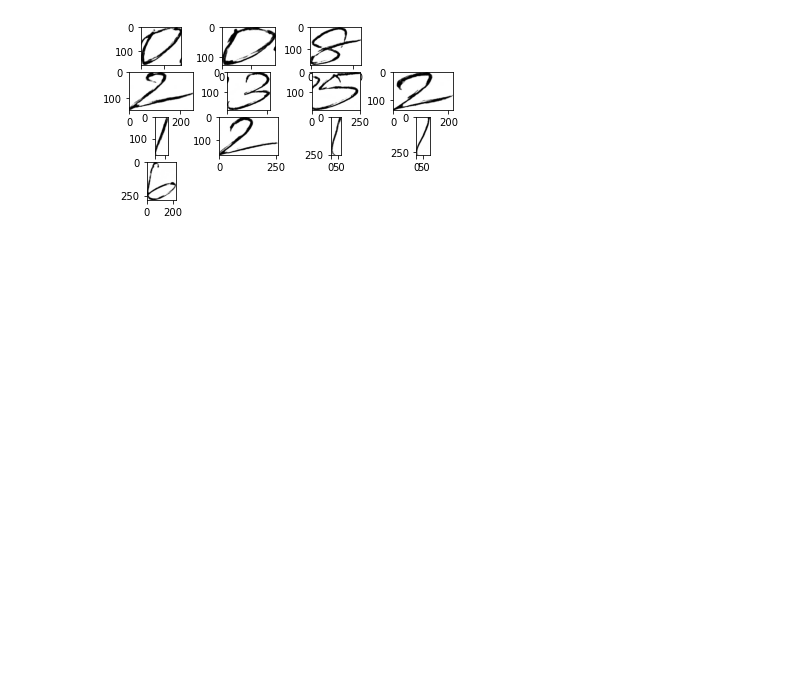
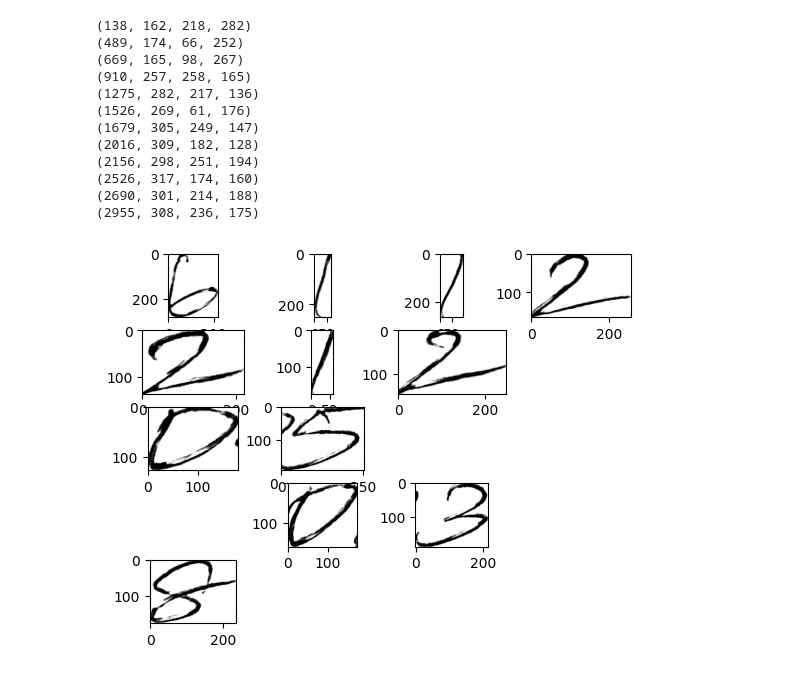
Before and after one commit to mohammedabdulla-github/marksheet_recognition, a Jupyter notebook: contour_test.ipynb, the cells around one changed output. Cells and saved outputs as stored; diff of their text form; code cells hidden in the pictures; blank space fills up the shorter version.

Commit message:
contour detection

```diff
--- a/contour_test.ipynb
+++ b/contour_test.ipynb
@@ -42,35 +42,50 @@ cv2.imshow("Current Crop", img_morphex)
 cv2.waitKey(0)
 cv2.destroyAllWindows()
 # %%
-for _, c in enumerate(contours):
-
+i=0
+contours = sorted(contours, key=lambda x: cv2.boundingRect(x)[0])
+for  _,c in enumerate(contours):
     boundRect = cv2.boundingRect(c)
-
-    # Get the bounding rectangle data:
+    #Get the bounding rectangle data:
     rectX = boundRect[0]
     rectY = boundRect[1]
     rectWidth = boundRect[2]
     rectHeight = boundRect[3]
 
+
     rectArea = rectWidth * rectHeight
 
-    minArea=500
+    minArea=300
 
     # Filter blobs by area:
-    if rectArea > minArea :
+    if rectArea > minArea: # and rectWidth<50 and rectHeight<50:
+        i+=1
         color = (0, 255, 0)
         cv2.rectangle(input_copy, (int(rectX), int(rectY)),(int(rectX + rectWidth), int(rectY + rectHeight)),color,  1)
         cv2.imshow("Bounding Boxes", input_copy)
         currentCrop = image[rectY:rectY+rectHeight,rectX:rectX+rectWidth]
 
 
-        cv2.imwrite(f'images/rec/{_}.jpg', currentCrop)
+        cv2.imwrite(f'images/rec/{i}.jpg', currentCrop)
+        print(boundRect)
 
         plt.subplot(5,4, _+1)
         plt.imshow(currentCrop)
 
         cv2.imshow("Current Crop", currentCrop)
         cv2.waitKey(0)
         cv2.destroyAllWindows()
 # %% [output]
+(138, 162, 218, 282)
+(489, 174, 66, 252)
+(669, 165, 98, 267)
+(910, 257, 258, 165)
+(1275, 282, 217, 136)
+(1526, 269, 61, 176)
+(1679, 305, 249, 147)
+(2016, 309, 182, 128)
+(2156, 298, 251, 194)
+(2526, 317, 174, 160)
+(2690, 301, 214, 188)
+(2955, 308, 236, 175)
-[figure, old version]
+[figure, new version]
```
Also changed, not shown: parts of 2 cells of this notebook.
